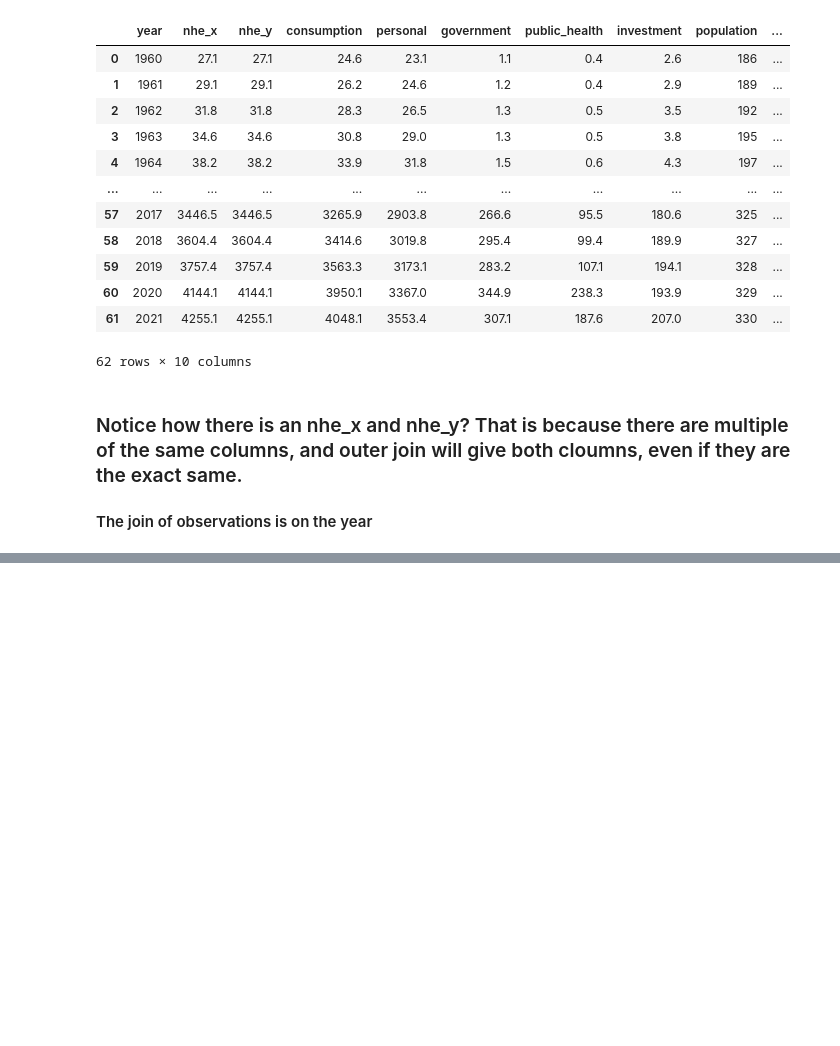
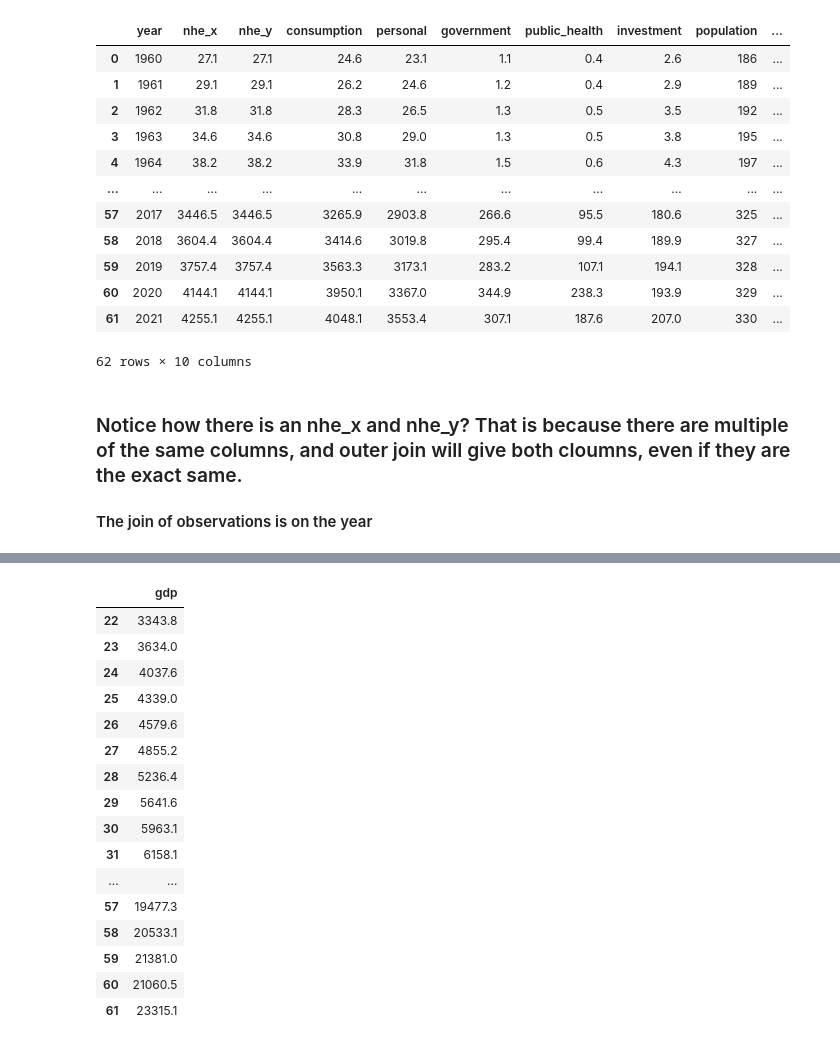
Before and after one commit to messymoose/ECON570, a Jupyter notebook: Study/StudyGuide.ipynb, the cells around one changed output, grey strips where cells are left out. Cells and saved outputs as stored; diff of their text form; code cells hidden in the pictures; blank space fills up the shorter version.

```diff
--- a/Study/StudyGuide.ipynb
+++ b/Study/StudyGuide.ipynb
@@ -89,0 +132,22 @@ df1.merge(df2 , how = 'outer',  on=["year"])
+# %%
+df2.loc[0:9,["consumption"]]
+
+df2.loc[(df2.consumption > 300), ["gdp"]]
+# %% [output]
+|  | gdp |
+| 22 | 3343.8 |
+| 23 | 3634.0 |
+| 24 | 4037.6 |
+| 25 | 4339.0 |
+| 26 | 4579.6 |
+| 27 | 4855.2 |
+| 28 | 5236.4 |
+| 29 | 5641.6 |
+| 30 | 5963.1 |
+| 31 | 6158.1 |
+| ... | ... |
+| 57 | 19477.3 |
+| 58 | 20533.1 |
+| 59 | 21381.0 |
+| 60 | 21060.5 |
+| 61 | 23315.1 |
```
Also changed, not shown: parts of 3 cells of this notebook, 12 other files.
